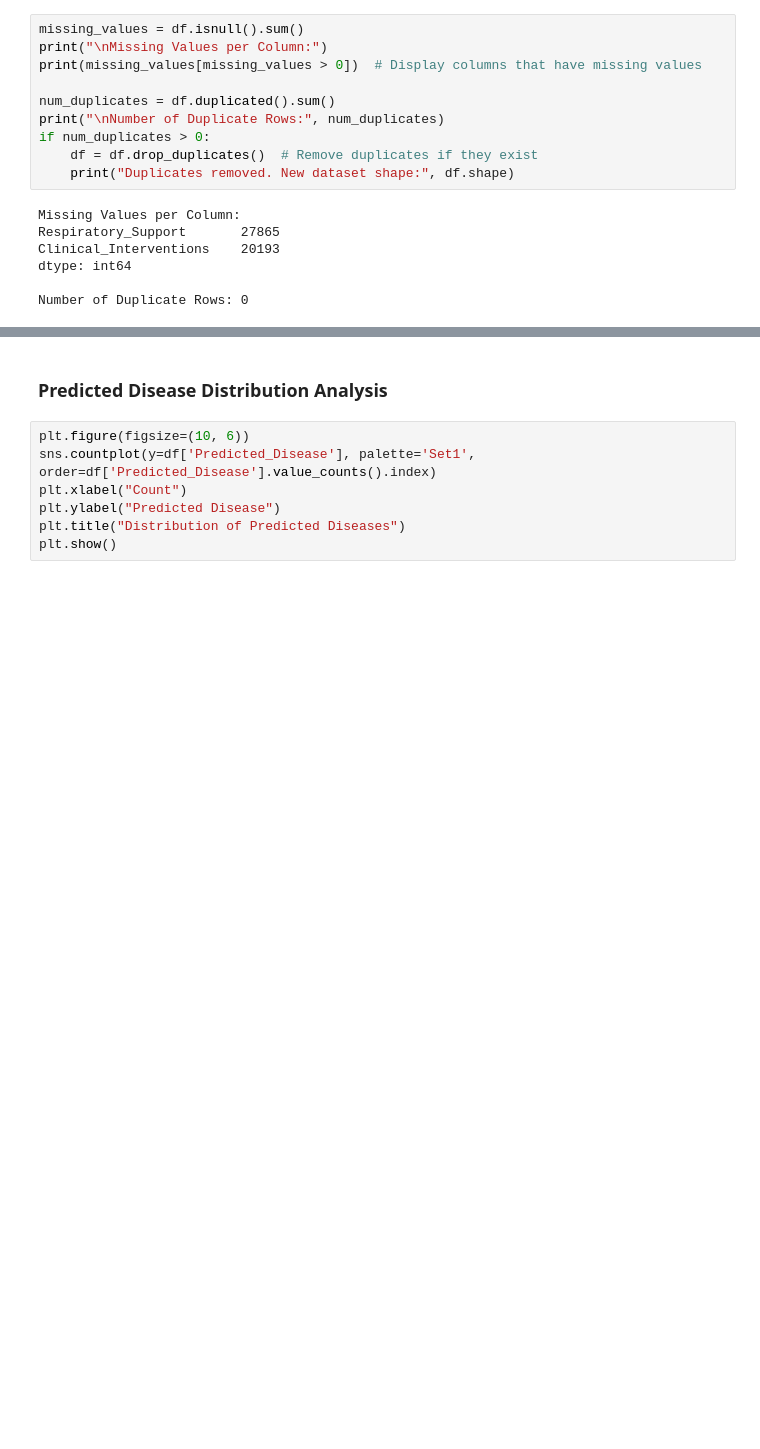
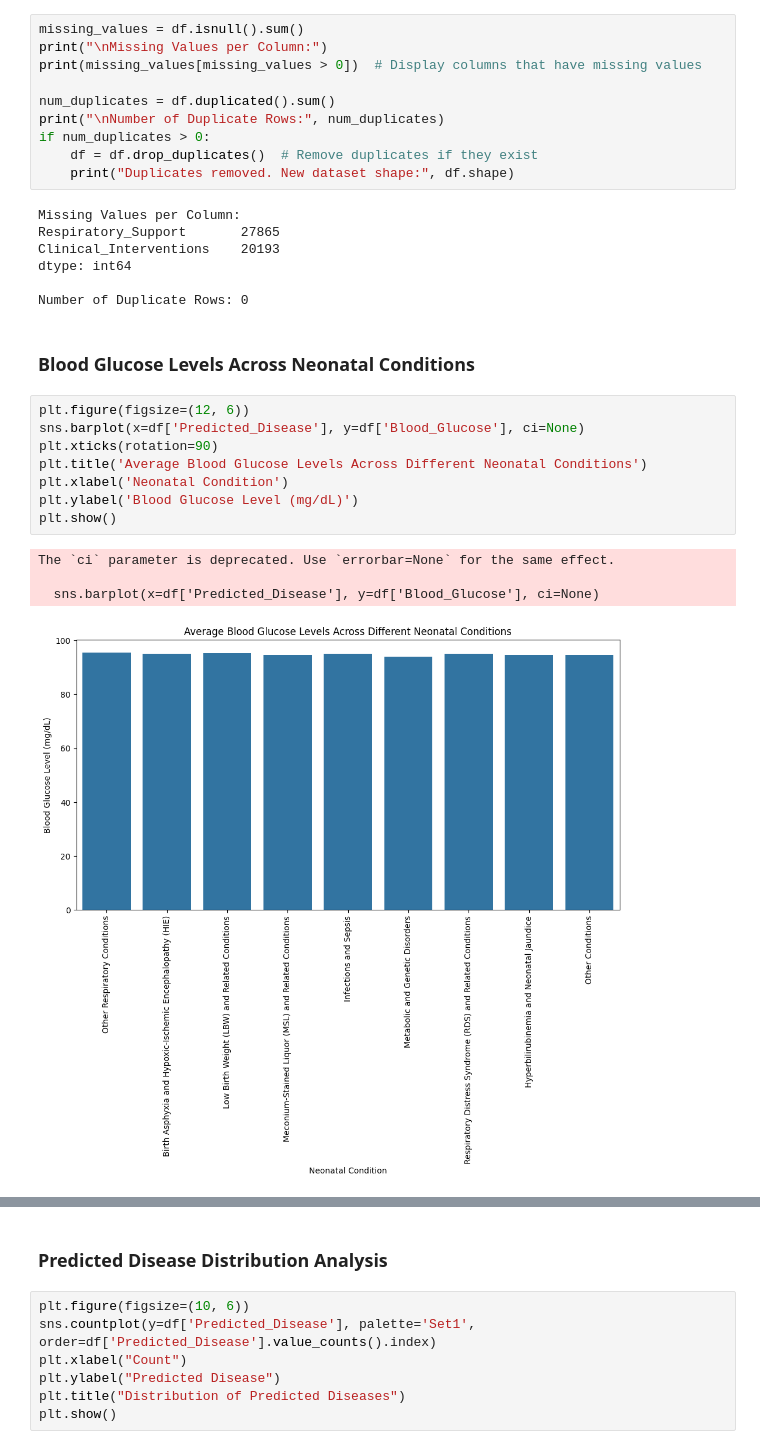
Before and after one commit to Purvang2803/Neonatal-Health-Prediction-using-Machine-Learning-, a Jupyter notebook: new_code_toady.ipynb, the cells around one changed output, grey strips where cells are left out. Cells and saved outputs as stored; diff of their text form; blank space fills up the shorter version.

```diff
--- a/new_code_toady.ipynb
+++ b/new_code_toady.ipynb
@@ -139,3 +139,18 @@ Clinical_Interventions    20193
 dtype: int64
 
 Number of Duplicate Rows: 0
+# %% [markdown]
+### **Blood Glucose Levels Across Neonatal Conditions**
+# %%
+plt.figure(figsize=(12, 6))
+sns.barplot(x=df['Predicted_Disease'], y=df['Blood_Glucose'], ci=None)
+plt.xticks(rotation=90)
+plt.title('Average Blood Glucose Levels Across Different Neonatal Conditions')
+plt.xlabel('Neonatal Condition')
+plt.ylabel('Blood Glucose Level (mg/dL)')
+plt.show()
+# %% [output]
+The `ci` parameter is deprecated. Use `errorbar=None` for the same effect.
+
+  sns.barplot(x=df['Predicted_Disease'], y=df['Blood_Glucose'], ci=None)
+[figure, added]
```
Also changed, not shown: parts of 22 cells of this notebook.
